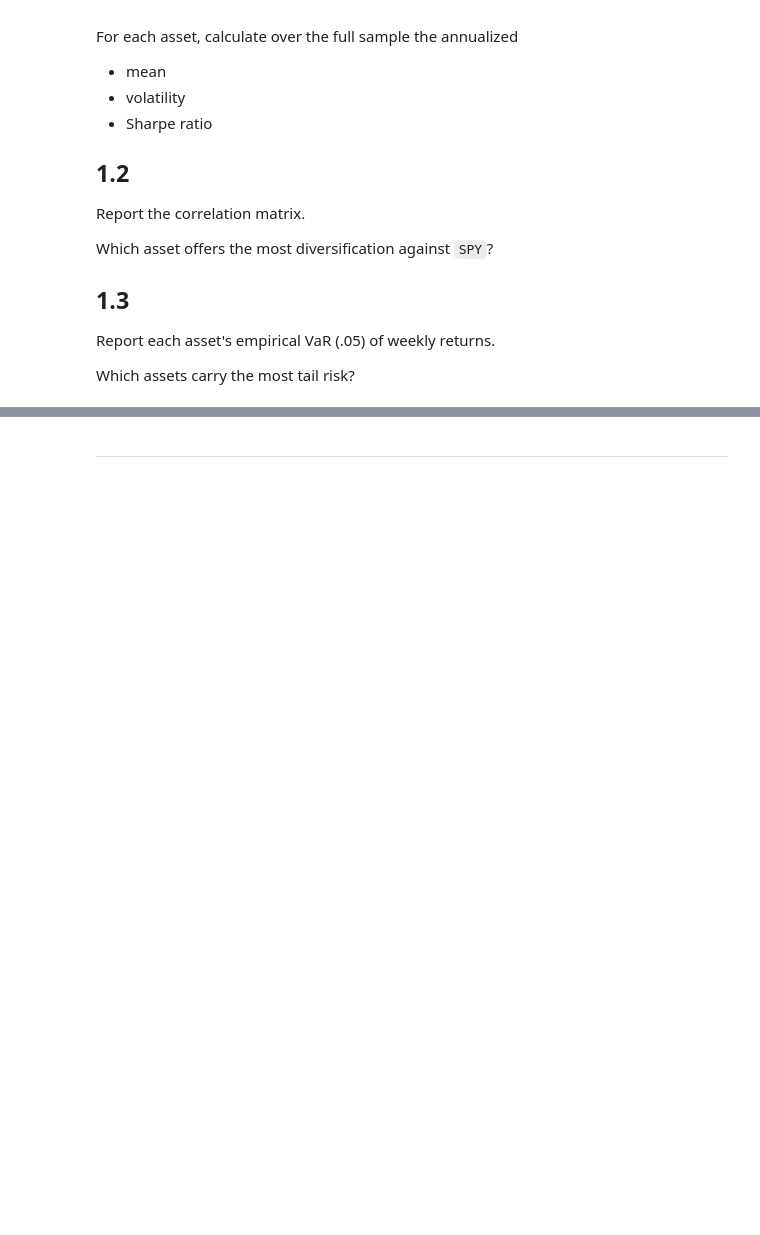
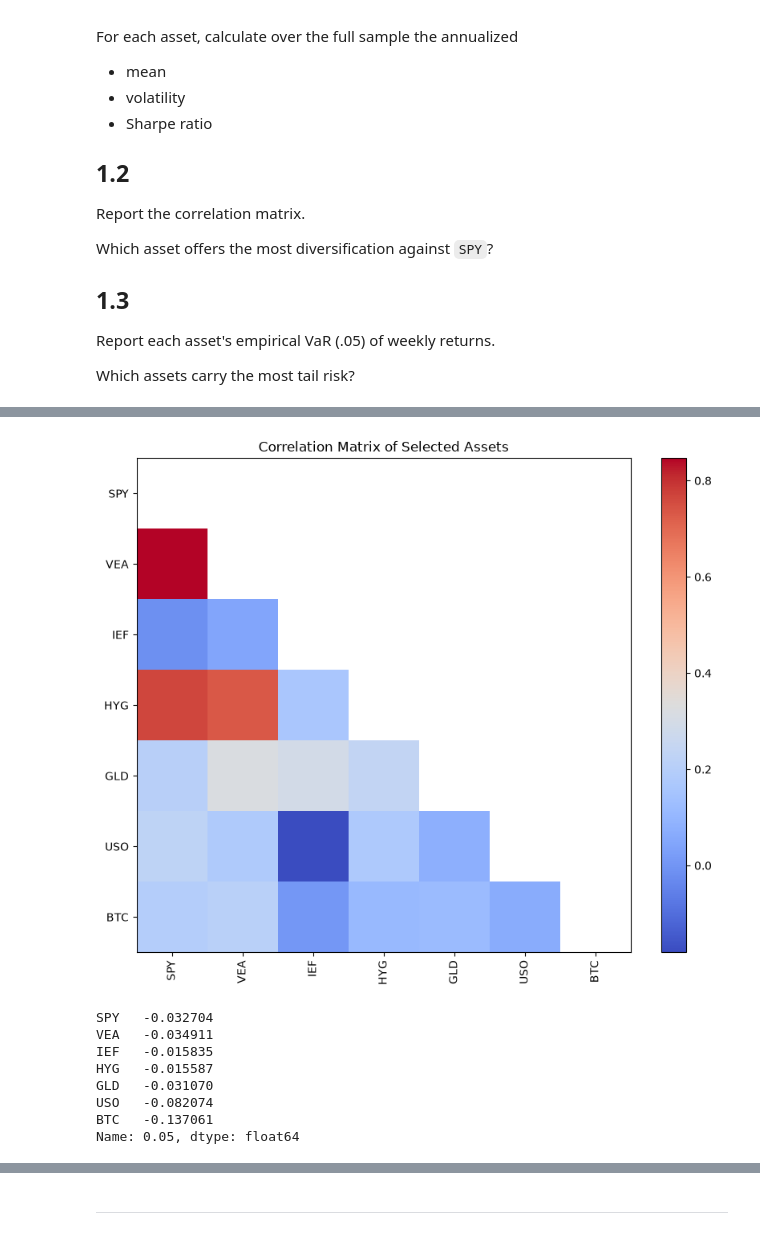
Before and after one commit to samLeung24/Quant-Part-II, a Jupyter notebook: Multi-Asset_Allocation.ipynb, the cells around one changed output, grey strips where cells are left out. Saved outputs shown, nothing was run; the diff lists cells and outputs as text; code cells hidden in the pictures; blank space fills up the shorter version.

```diff
--- a/Multi-Asset_Allocation.ipynb
+++ b/Multi-Asset_Allocation.ipynb
@@ -37,3 +37,50 @@ Which asset offers the most diversification against `SPY`?
 Report each asset's empirical VaR (.05) of weekly returns.
 
 Which assets carry the most tail risk?
+# %%
+import pandas as pd
+import numpy as np
+import matplotlib.pyplot as plt
+
+# 1.1
+prices = pd.read_excel('./data/asset_class_etf_data.xlsx', sheet_name='prices', index_col=0).drop(columns=["SHV"])
+all_returns = pd.read_excel('./data/asset_class_etf_data.xlsx', sheet_name='total returns', index_col=0)
+returns = all_returns.drop(columns=["SHV"])
+shv_returns = all_returns["SHV"]
+excess = pd.read_excel('./data/asset_class_etf_data.xlsx', sheet_name='excess returns', index_col=0)
+
+# Calculate annualized numbers
+annualized_returns = (1 + returns).prod() ** (52 / returns.count()) - 1
+shv_cagr = (1 + shv_returns).prod() ** (52 / shv_returns.count()) - 1
+annualized_excess_returns = annualized_returns - shv_cagr
+annualized_volatility = returns.std() * np.sqrt(52)
+sharpe_ratio = annualized_excess_returns / annualized_volatility
+
+# Table to present results
+results = pd.DataFrame({
+    'Annualized Return (CAGR)': annualized_returns,
+    'Annualized Excess Return (CAGR - SHV CAGR)': annualized_excess_returns,
+    'Annualized Volatility': annualized_volatility,
+    'Sharpe Ratio': sharpe_ratio
+})
+
+display(results)
+
+# 1.2 correlation matrix by heatmap
+plt.figure(figsize=(10, 8))
+correlation_matrix = returns.corr()
+# Create a mask to show only the lower triangle
+mask = np.triu(np.ones_like(correlation_matrix, dtype=bool))
+# Apply the mask and plot
+plt.imshow(correlation_matrix.mask(mask), cmap='coolwarm', interpolation='nearest')
+plt.colorbar()
+plt.xticks(range(len(correlation_matrix)), correlation_matrix.columns, rotation=90)
+plt.yticks(range(len(correlation_matrix)), correlation_matrix.columns)
+plt.title('Correlation Matrix of Selected Assets')
+plt.show()
+mask
+
+#1.3 Report each asset's empirical VaR (.05) of weekly returns.
+var_05 = returns.quantile(0.05)
+display(var_05)
+# %% [output]
@@ -39,0 +95,9 @@ Which assets carry the most tail risk?
+[figure, added]
+SPY   -0.032704
+VEA   -0.034911
+IEF   -0.015835
+HYG   -0.015587
+GLD   -0.031070
+USO   -0.082074
+BTC   -0.137061
+Name: 0.05, dtype: float64
```
Also changed, not shown: parts of 3 cells of this notebook.
